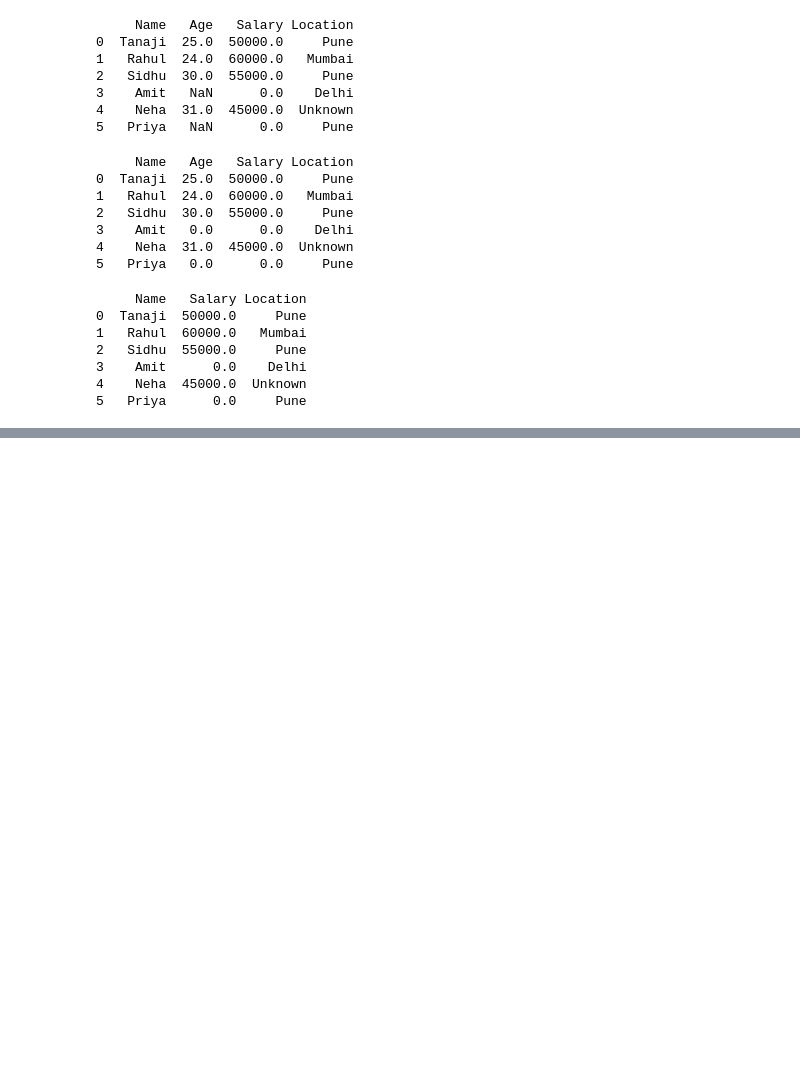
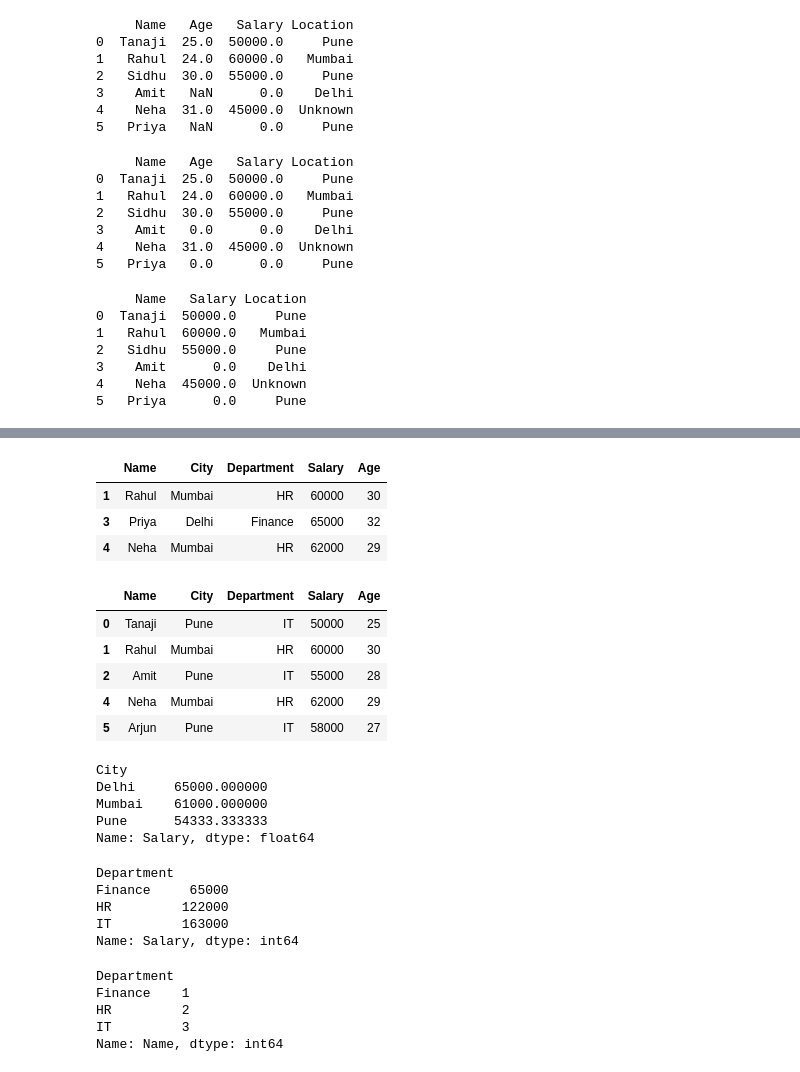
Before and after one commit to tanaji-more/python, a Jupyter notebook: pandas.ipynb, the cells around one changed output, grey strips where cells are left out. Drawn from its saved outputs; the diff is of its cells as text; code cells hidden in the pictures; blank space fills up the shorter version.

```diff
--- a/pandas.ipynb
+++ b/pandas.ipynb
@@ -774,0 +844,52 @@ print(df)
+# %%
+# 2: Salary > 60000 OR Department = HR
+
+df[(df["Salary"] > 60000) | (df["Department"] == "HR")]
+# %% [output]
+|  | Name | City | Department | Salary | Age |
+| 1 | Rahul | Mumbai | HR | 60000 | 30 |
+| 3 | Priya | Delhi | Finance | 65000 | 32 |
+| 4 | Neha | Mumbai | HR | 62000 | 29 |
+# %%
+# Age between 25 and 30
+
+df[(df["Age"] >= 25) & (df["Age"] <= 30)]
+# %% [output]
+|  | Name | City | Department | Salary | Age |
+| 0 | Tanaji | Pune | IT | 50000 | 25 |
+| 1 | Rahul | Mumbai | HR | 60000 | 30 |
+| 2 | Amit | Pune | IT | 55000 | 28 |
+| 4 | Neha | Mumbai | HR | 62000 | 29 |
+| 5 | Arjun | Pune | IT | 58000 | 27 |
+# %%
+# groupby() → MOST IMPORTANT FUNCTION
+
+# 1. Average salary per city
+
+
+df.groupby("City")["Salary"].mean()
+# %% [output]
+City
+Delhi     65000.000000
+Mumbai    61000.000000
+Pune      54333.333333
+Name: Salary, dtype: float64
+# %%
+# 2 Total salary per department
+
+df.groupby("Department")["Salary"].sum()
+# %% [output]
+Department
+Finance     65000
+HR         122000
+IT         163000
+Name: Salary, dtype: int64
+# %%
+# 3: Count employees per department
+df.groupby("Department")["Name"].count()
+# %% [output]
+Department
+Finance    1
+HR         2
+IT         3
+Name: Name, dtype: int64
```
Also changed, not shown: parts of 29 cells of this notebook.
